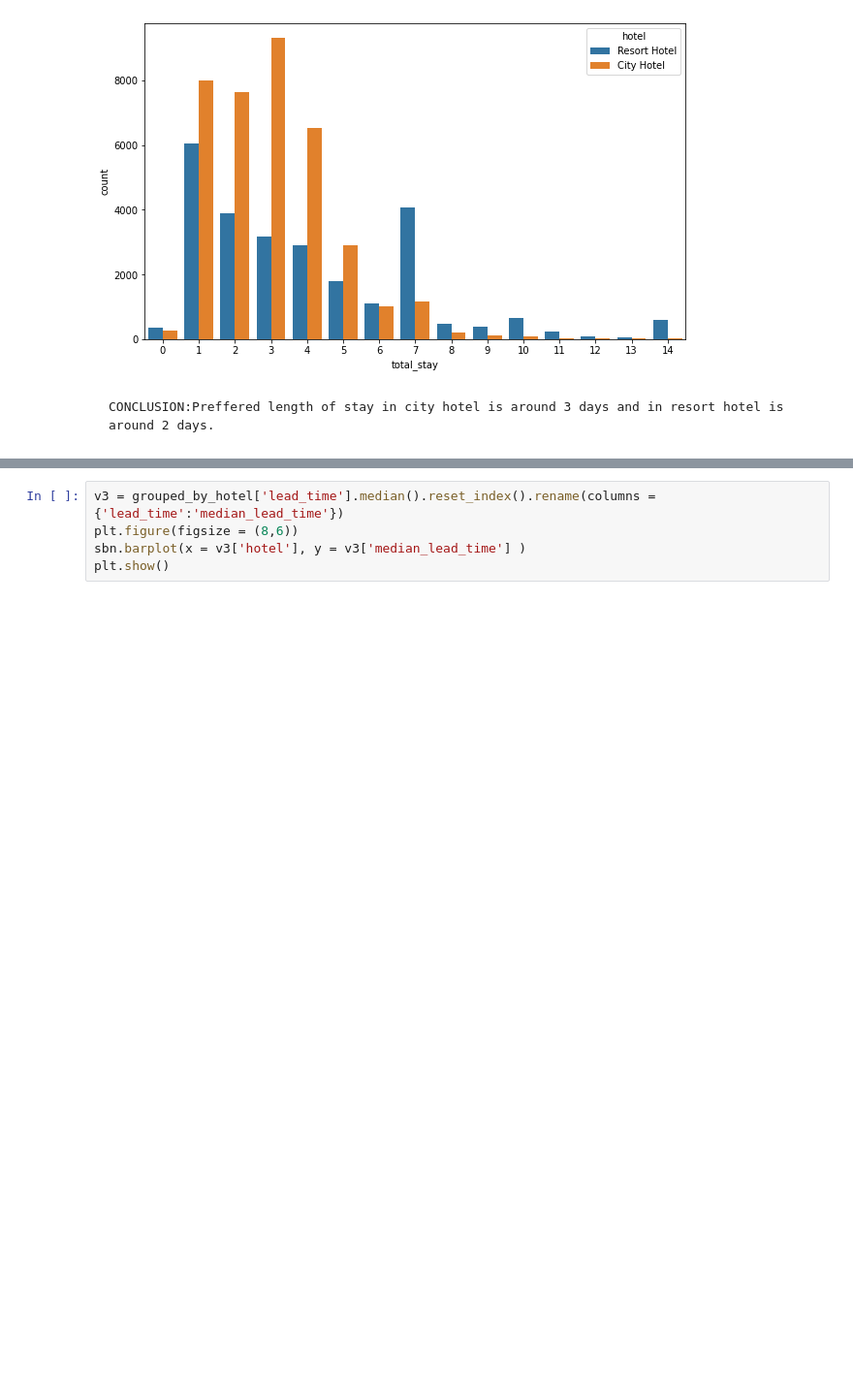
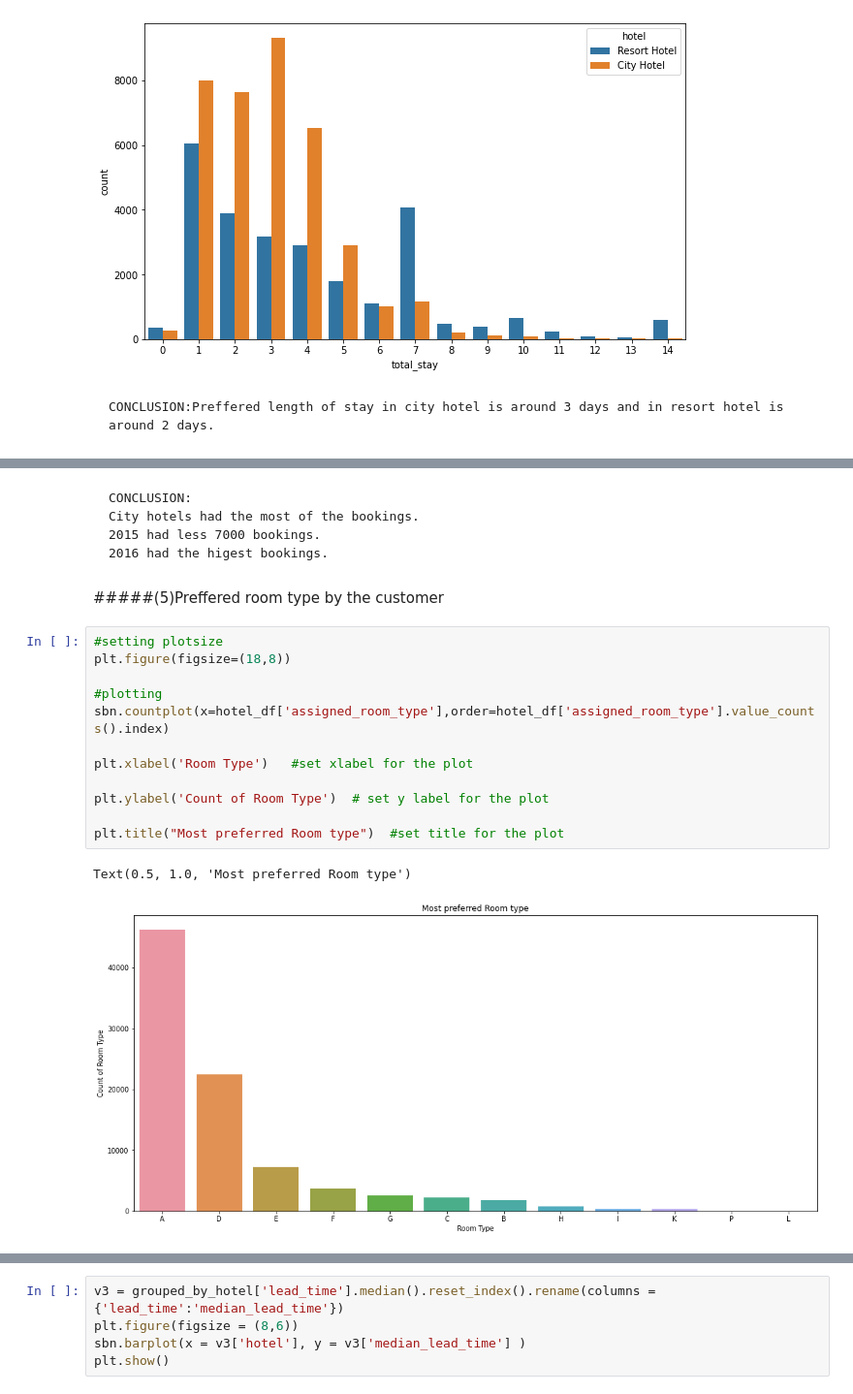
Before and after one commit to Adeve903/Ambuj-EDA-Hotel-booking, a Jupyter notebook: Hotel_Booking_Analysis_Capstone_Project.ipynb, the cells around one changed output, grey strips where cells are left out. Shown: that part at 97% size. Cells and saved outputs as stored; diff of their text form; blank space fills up the shorter version.

```diff
--- a/Hotel_Booking_Analysis_Capstone_Project.ipynb
+++ b/Hotel_Booking_Analysis_Capstone_Project.ipynb
@@ -320,0 +337,22 @@ plt.show()
+# %% [markdown]
+    CONCLUSION:
+    City hotels had the most of the bookings.
+    2015 had less 7000 bookings.
+    2016 had the higest bookings.
+# %% [markdown]
+#####(5)Preffered room type by the customer
+# %%
+#setting plotsize
+plt.figure(figsize=(18,8))
+
+#plotting
+sbn.countplot(x=hotel_df['assigned_room_type'],order=hotel_df['assigned_room_type'].value_counts().index)
+
+plt.xlabel('Room Type')   #set xlabel for the plot
+
+plt.ylabel('Count of Room Type')  # set y label for the plot
+
+plt.title("Most preferred Room type")  #set title for the plot
+# %% [output]
+Text(0.5, 1.0, 'Most preferred Room type')
+[figure, added]
```
Also changed, not shown: parts of 33 cells of this notebook.
